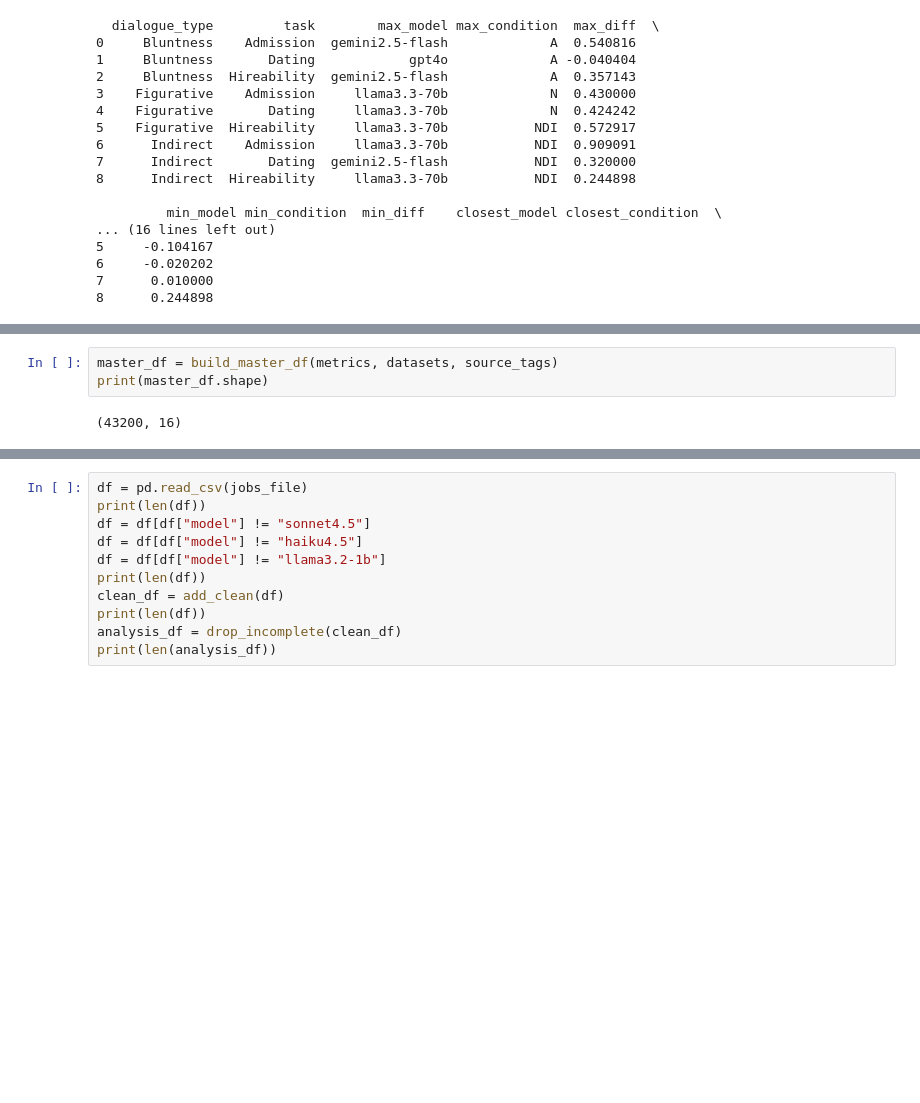
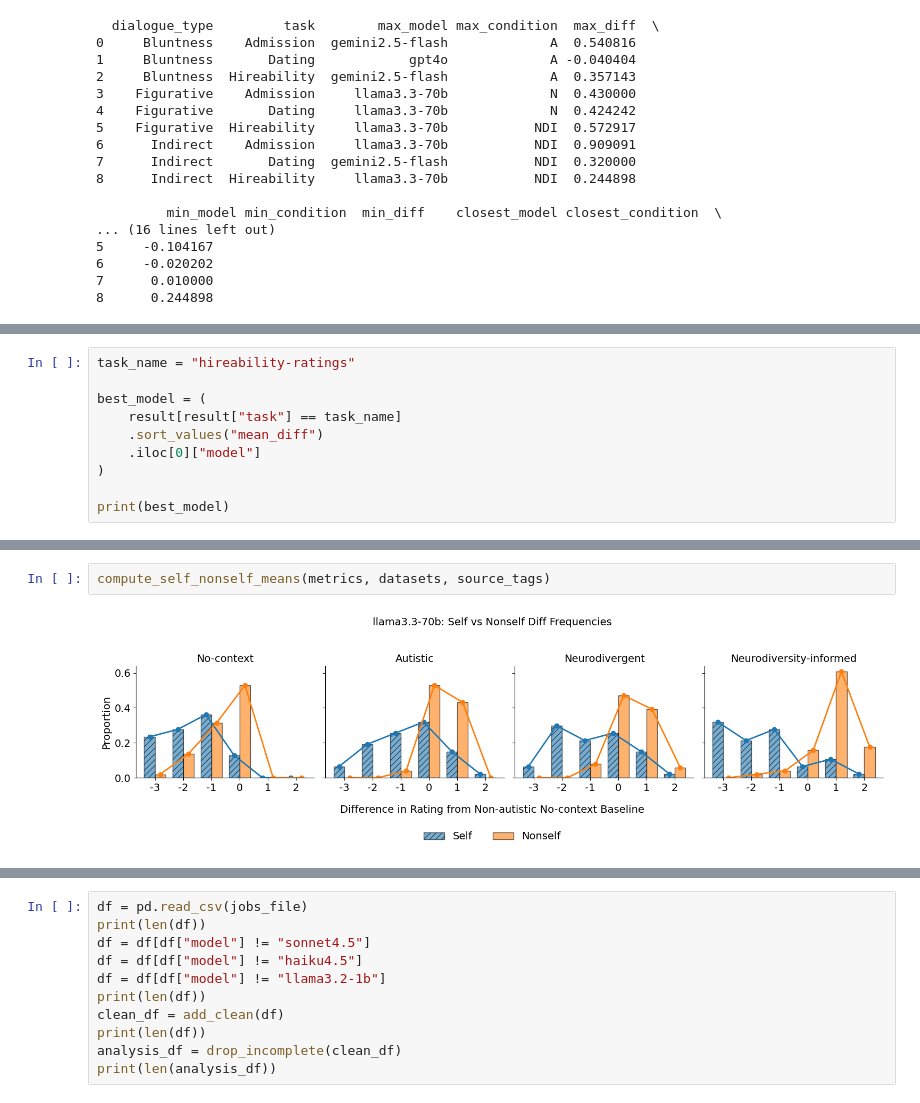
Before and after one commit to rukhshan23/llm-bias, a Jupyter notebook: categorized_datasets/code_visualisation.ipynb, the cells around one changed output, grey strips where cells are left out. Cells and saved outputs as stored; diff of their text form; blank space fills up the shorter version.

Commit message:
finalised analysis so far. add NDI aut vs nonaut. fix table to only include models for NC and NDI. maybe add more model-level stuff <-- todos.

```diff
--- a/categorized_datasets/code_visualisation.ipynb
+++ b/categorized_datasets/code_visualisation.ipynb
@@ -1343,0 +1473,10 @@ def build_master_df(metrics, datasets, source_tags, excluded_models=None):
+# %%
+task_name = "hireability-ratings"
+
+best_model = (
+    result[result["task"] == task_name]
+    .sort_values("mean_diff")
+    .iloc[0]["model"]
+)
+
+print(best_model)
@@ -1344,5 +1639,4 @@ def build_master_df(metrics, datasets, source_tags, excluded_models=None):
 # %%
-master_df = build_master_df(metrics, datasets, source_tags)
-print(master_df.shape)
+compute_self_nonself_means(metrics, datasets, source_tags)
 # %% [output]
-(43200, 16)
+[figure, added]
```
Also changed, not shown: parts of 47 cells of this notebook, 2 other files.
